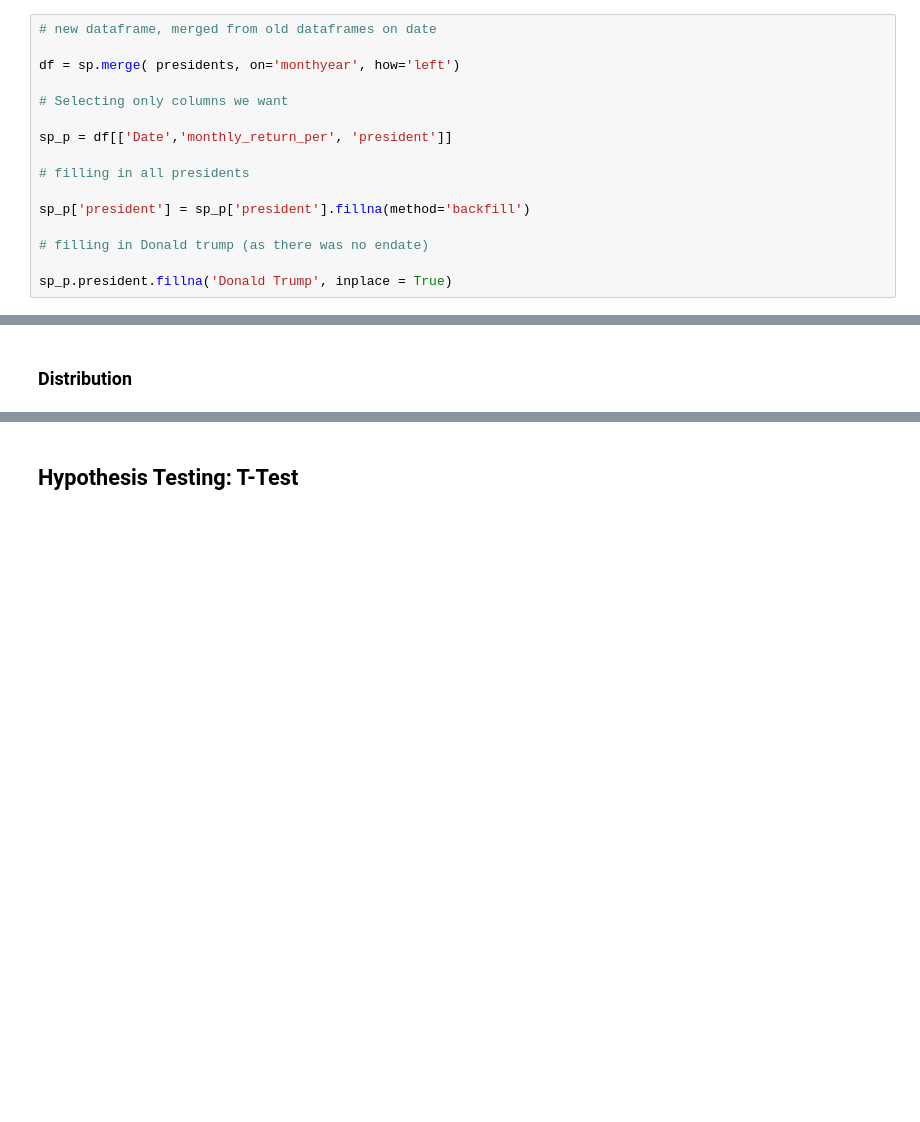
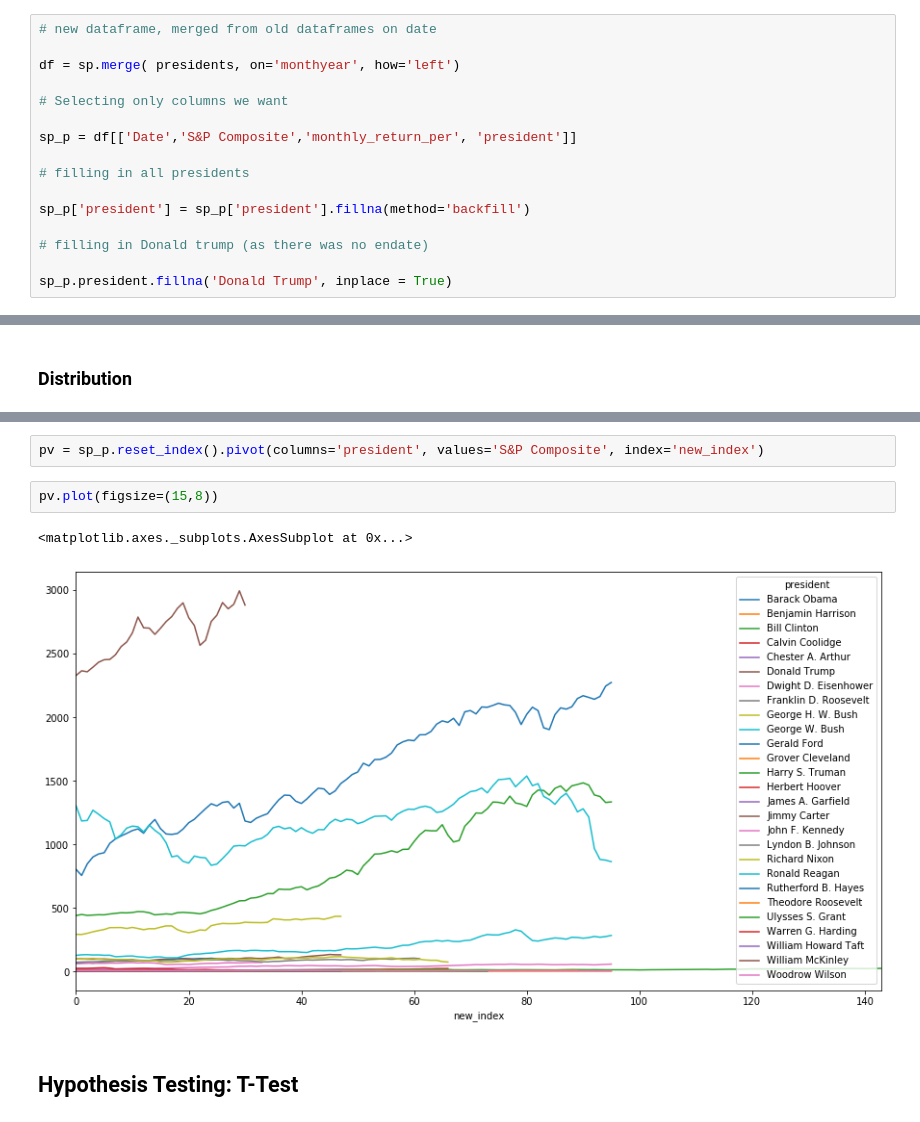
Before and after one commit to Carterbouley/mod_3_project, a Jupyter notebook: DONT_TOUCH.ipynb, the cells around one changed output, grey strips where cells are left out. Cells and saved outputs as stored; diff of their text form; blank space fills up the shorter version.

```diff
--- a/DONT_TOUCH.ipynb
+++ b/DONT_TOUCH.ipynb
@@ -158,7 +158,7 @@ df = sp.merge( presidents, on='monthyear', how='left')
 
 # Selecting only columns we want
 
-sp_p = df[['Date','monthly_return_per', 'president']]
+sp_p = df[['Date','S&P Composite','monthly_return_per', 'president']]
 
 # filling in all presidents
 
@@ -261,3 +331,10 @@ plt.show()
+# %%
+pv = sp_p.reset_index().pivot(columns='president', values='S&P Composite', index='new_index')
+# %%
+pv.plot(figsize=(15,8))
+# %% [output]
+<matplotlib.axes._subplots.AxesSubplot at 0x...>
+[figure, added]
 # %% [markdown]
 ## Hypothesis Testing: T-Test
 # %% [markdown]
```
Also changed, not shown: parts of 27 cells of this notebook.
